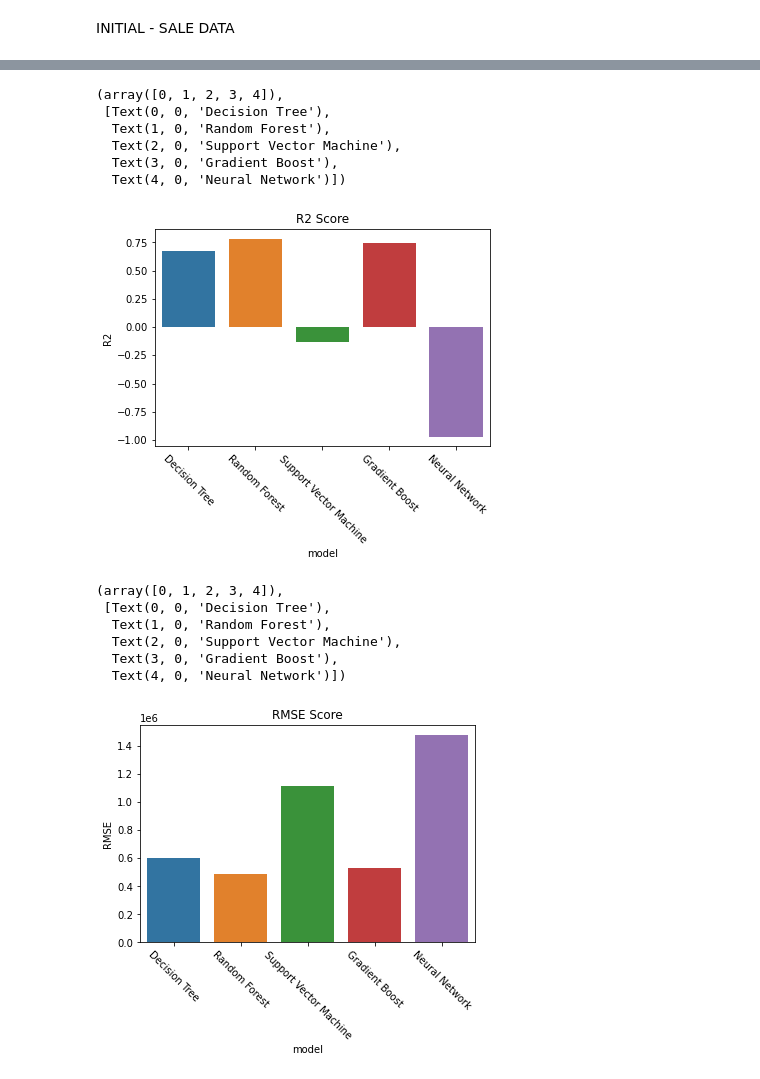
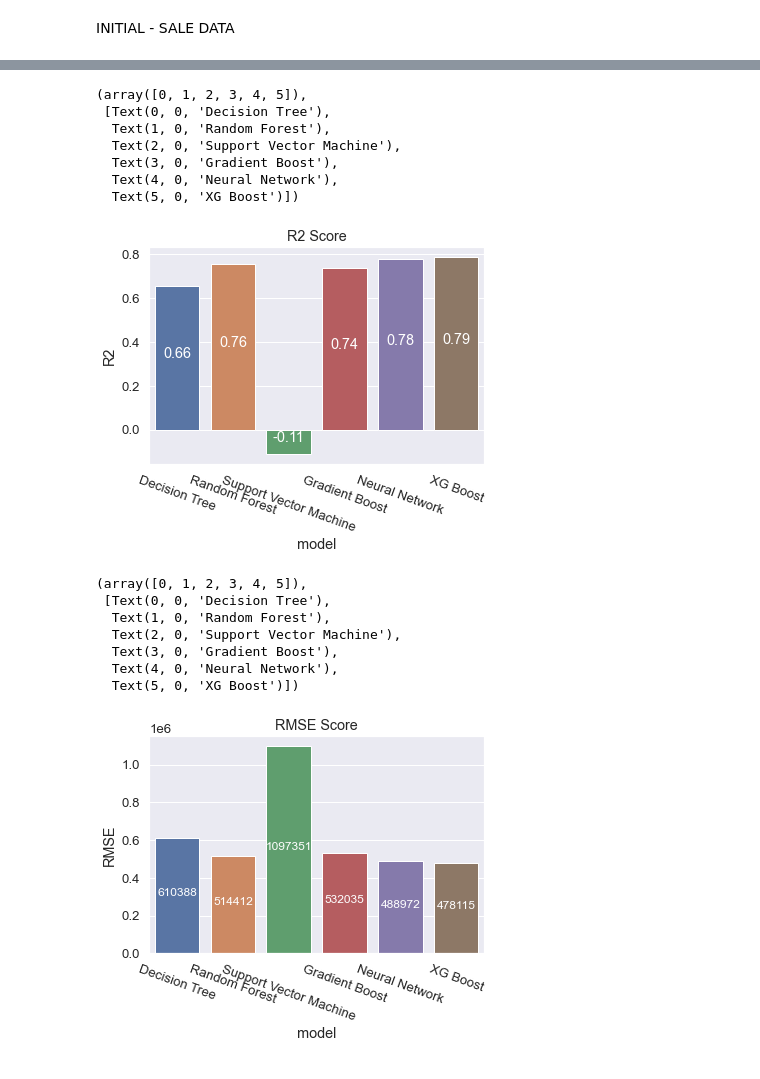
Before and after one commit to elz-ming/Propertly, a Jupyter notebook: JupyterNotebook/Model Finder for SALE.ipynb, the cells around one changed output, grey strips where cells are left out. Saved outputs shown, nothing was run; the diff lists cells and outputs as text; code cells hidden in the pictures.

```diff
--- a/JupyterNotebook/Model Finder for SALE.ipynb
+++ b/JupyterNotebook/Model Finder for SALE.ipynb
@@ -45,11 +46,10 @@ sale_x_train, sale_x_test, sale_y_train, sale_y_test = train_test_split(sale_x,s
 # %%
 SEED=42
 models = {
-#     'Linear Regression': LinearRegression(),
     'Decision Tree': DecisionTreeRegressor(random_state=SEED),
     'Random Forest': RandomForestRegressor(random_state=SEED),
     'Support Vector Machine': SVR(),
-#     'K Neighbors': KNeighborsRegressor(),
     'Gradient Boost': GradientBoostingRegressor(random_state=SEED),
     'Neural Network': MLPRegressor(random_state=SEED),
+    'XG Boost': XGBRegressor(seed=SEED)
 }
@@ -65,20 +83,19 @@ models = {
 # %%
-score_init = {
-    'score':['train','test','R2','RMSE','MAE','MAPE']
+score = {
+    'score':['R2','RMSE','MAE','MAPE']
 }
 # %%
 for key, value in models.items():
     model = value
+    model.set_params(**hyperparameters[key])
     model.fit(sale_x_train,sale_y_train)
     sale_y_pred = model.predict(sale_x_test)
 
-    score_init[key] = []
-    score_init[key].append(model.score(sale_x_train,sale_y_train))
-    score_init[key].append(model.score(sale_x_test,sale_y_test))
-    score_init[key].append(r2_score(sale_y_test,sale_y_pred))
-    score_init[key].append(mean_squared_error(sale_y_test,sale_y_pred, squared=False))
-    score_init[key].append(mean_absolute_error(sale_y_test,sale_y_pred))
-    score_init[key].append(mean_absolute_percentage_error(sale_y_test,sale_y_pred))
+    score[key] = []
+    score[key].append(r2_score(sale_y_test,sale_y_pred))
+    score[key].append(mean_squared_error(sale_y_test,sale_y_pred, squared=False))
+    score[key].append(mean_absolute_error(sale_y_test,sale_y_pred))
+    score[key].append(mean_absolute_percentage_error(sale_y_test,sale_y_pred))
     print(key + ': Score is ready')
 # %% [output]
 Decision Tree: Score is ready
@@ -89,8 +127,8 @@ Neural Network: Score is ready
 # %%
-init_df = pd.DataFrame(score_init).T
-init_df.columns = init_df.iloc[0]
-init_df = init_df[1:]
-init_df = init_df.reset_index()
-init_df.rename(columns={'index':'model'}, inplace=True)
-init_df
+score_df = pd.DataFrame(score).T
+score_df.columns = score_df.iloc[0]
+score_df = score_df[1:]
+score_df = score_df.reset_index()
+score_df.rename(columns={'index':'model'}, inplace=True)
+score_df
 # %% [output]
@@ -127,25 +142,35 @@ plt.xticks(rotation=-45)
 # %%
-p = sns.barplot(data=init_df, x='model', y='R2')
+p = sns.barplot(data=score_df, x='model', y='R2')
 p.set_title('R2 Score')
-plt.xticks(rotation=-45)
+for i in range(len(score_df)):
+    p.text(i,score_df.R2[i]/2,str(round(score_df.R2[i],2)),
+           fontdict=dict(color='white'),
+          horizontalalignment='center')
+plt.xticks(rotation=-20)
 # %% [output]
-(array([0, 1, 2, 3, 4]),
+(array([0, 1, 2, 3, 4, 5]),
  [Text(0, 0, 'Decision Tree'),
   Text(1, 0, 'Random Forest'),
   Text(2, 0, 'Support Vector Machine'),
   Text(3, 0, 'Gradient Boost'),
-  Text(4, 0, 'Neural Network')])
+  Text(4, 0, 'Neural Network'),
+  Text(5, 0, 'XG Boost')])
-[figure, old version]
+[figure, new version]
 # %%
-p = sns.barplot(data=init_df, x='model', y='RMSE')
+p = sns.barplot(data=score_df, x='model', y='RMSE')
 p.set_title('RMSE Score')
-plt.xticks(rotation=-45)
+for i in range(len(score_df)):
+    p.text(i,score_df.RMSE[i]/2,str(round(score_df.RMSE[i])),
+           fontdict=dict(color='white', fontsize=12),
+          horizontalalignment='center')
+plt.xticks(rotation=-20)
 # %% [output]
-(array([0, 1, 2, 3, 4]),
+(array([0, 1, 2, 3, 4, 5]),
  [Text(0, 0, 'Decision Tree'),
   Text(1, 0, 'Random Forest'),
   Text(2, 0, 'Support Vector Machine'),
   Text(3, 0, 'Gradient Boost'),
-  Text(4, 0, 'Neural Network')])
+  Text(4, 0, 'Neural Network'),
+  Text(5, 0, 'XG Boost')])
-[figure, old version]
+[figure, new version]
 # %%
```
Also changed, not shown: parts of 26 cells of this notebook, 14 other files.
